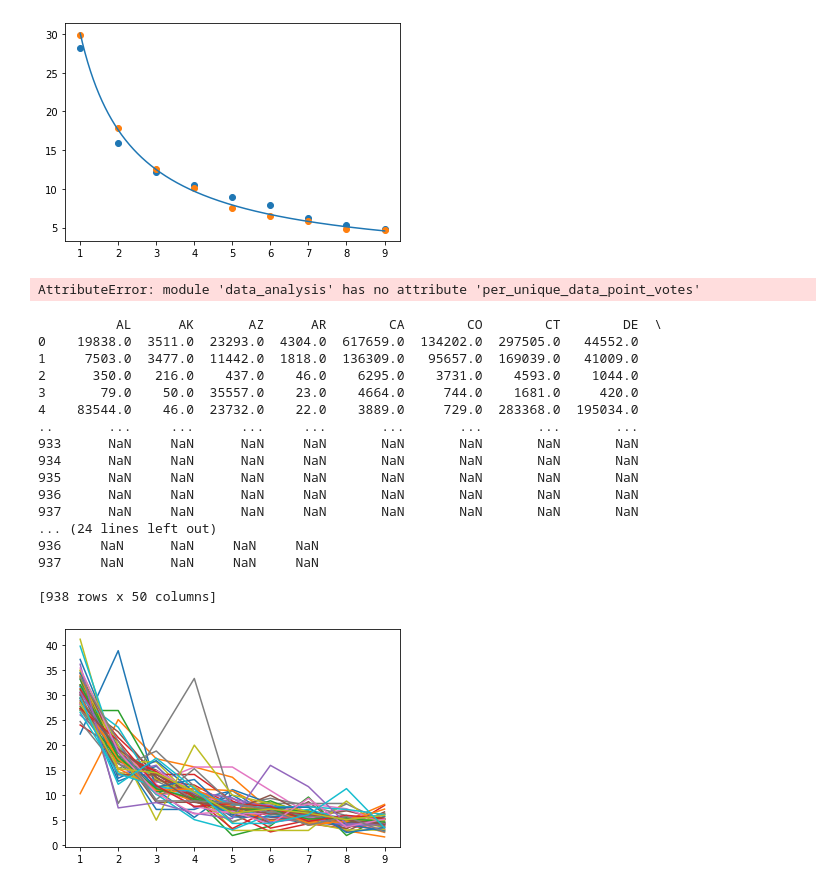
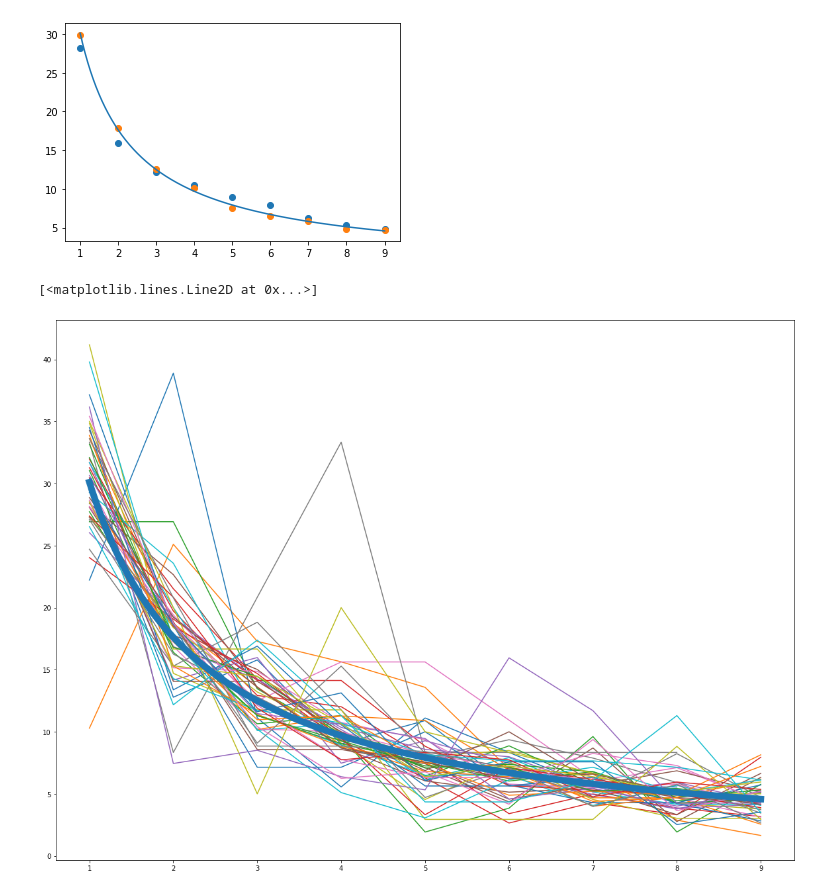
Before and after one commit to Abitamim/SoftDesProject1, a Jupyter notebook: main_notebook.ipynb, the cells around one changed output. Drawn from its saved outputs; the diff is of its cells as text; code cells hidden in the pictures.

Commit message:
Improved second visualization
Added theoretical benford's law curve and resized graph.

```diff
--- a/main_notebook.ipynb
+++ b/main_notebook.ipynb
@@ -53,38 +53,17 @@ Int64Index([1, 2, 3, 4, 5, 6, 7, 8, 9], dtype='int64')
 [<matplotlib.lines.Line2D at 0x...>]
 [figure]
 [figure]
-# %%
-print(helper.per_unique_data_point_votes(us_data, 0))
-# %% [output]
-AttributeError: module 'data_analysis' has no attribute 'per_unique_data_point_votes'
-# %%
-print(helper.per_unique_data_point_votes(us_data, 3))
-# %% [output]
-          AL      AK       AZ      AR        CA        CO        CT        DE  \
-0    19838.0  3511.0  23293.0  4304.0  617659.0  134202.0  297505.0   44552.0
-1     7503.0  3477.0  11442.0  1818.0  136309.0   95657.0  169039.0   41009.0
-2      350.0   216.0    437.0    46.0    6295.0    3731.0    4593.0    1044.0
-3       79.0    50.0  35557.0    23.0    4664.0     744.0    1681.0     420.0
-4    83544.0    46.0  23732.0    22.0    3889.0     729.0  283368.0  195034.0
-..       ...     ...      ...     ...       ...       ...       ...       ...
-933      NaN     NaN      NaN     NaN       NaN       NaN       NaN       NaN
-934      NaN     NaN      NaN     NaN       NaN       NaN       NaN       NaN
-935      NaN     NaN      NaN     NaN       NaN       NaN       NaN       NaN
-936      NaN     NaN      NaN     NaN       NaN       NaN       NaN       NaN
-937      NaN     NaN      NaN     NaN       NaN       NaN       NaN       NaN
-... (24 lines left out)
-936     NaN      NaN     NaN     NaN
-937     NaN      NaN     NaN     NaN
-
-[938 rows x 50 columns]
 # %%
 us_states_data = helper.get_votes_per_parameter(us_data, 3)
 #us_states_leadings_digits = helper.find_all_leading_digits(us_states_data,1,)
 #states_percentages = [helper.data_to_percentage(us_states_leadings_digits, state_names)]
 # fig,axis = plt.subplots(nrows = 1, ncols = 1)
+plt.figure(figsize=(20,15))
 for state in us_states_data.columns:
     state_leading_digits = helper.find_all_leading_digits(us_states_data[state],1)
     state_percentages = helper.data_to_percentage(state_leading_digits)
     plt.plot(state_percentages.index, state_percentages)
+plt.plot(theoretical_x_values, theoretical_y_values, linewidth=10.0)
 # %% [output]
+[<matplotlib.lines.Line2D at 0x...>]
-[figure, old version]
+[figure, new version]
```
